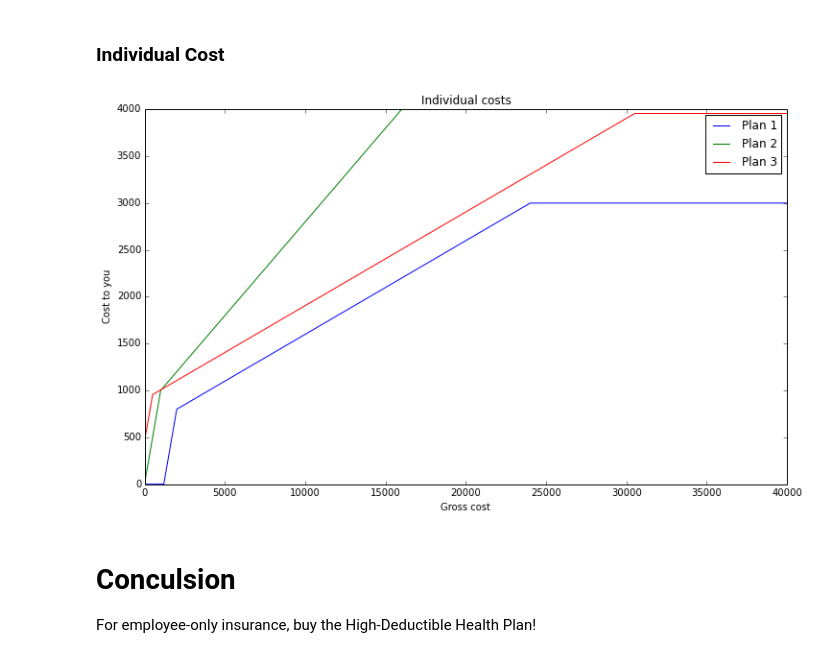
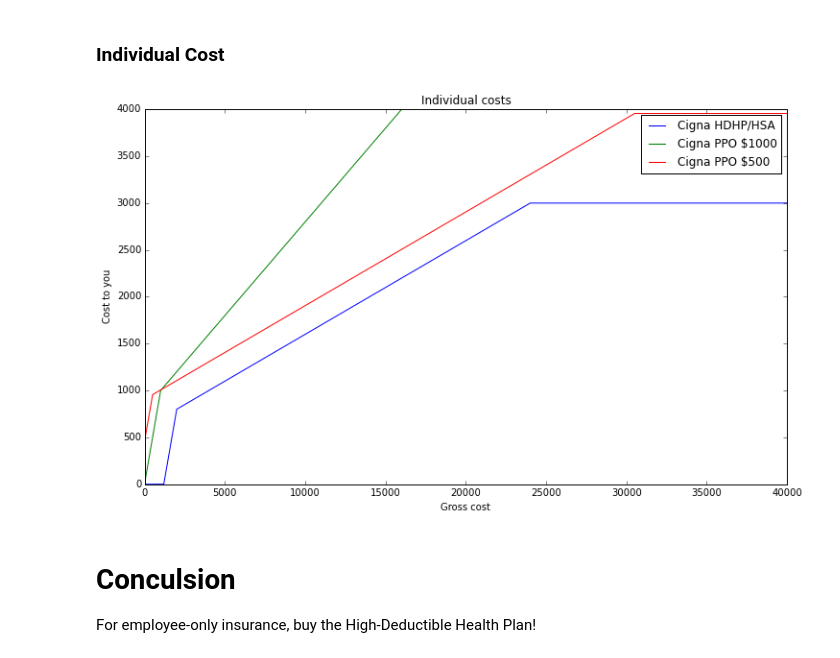
Before and after one commit to calebmadrigal/insurance-plan-analysis, a Jupyter notebook: fireeye-insurance-individual-2015.ipynb, the cells around one changed output. Cells and saved outputs as stored; diff of their text form; code cells hidden in the pictures.

```diff
--- a/fireeye-insurance-individual-2015.ipynb
+++ b/fireeye-insurance-individual-2015.ipynb
@@ -10,6 +10,11 @@
 # %% [markdown]
 ### Plan Details
 # %%
+%matplotlib inline
+import matplotlib
+import numpy as np
+import matplotlib.pyplot as plt
+
 class Plan:
     def __init__(self): pass
 
@@ -19,7 +24,7 @@ p1.family_deductible = 2000.00     # Same deductible for both family and individ
 p1.individual_deductible = 2000.00
 p1.family_oopmax = 3000.00      # Same out-of-pocket max for family and individual
 p1.individual_oopmax = 3000.00
-p1.family_cost_monthly = 0.0
+p1.premium_monthly = 0.0
 p1.hsa_contribution = 1200.00
 p1.coinsurance_rate = 0.1
 
@@ -29,7 +34,7 @@ p2.family_deductible = 1000.00 #N/A for individual simulation
 p2.individual_deductible = 1000.00
 p2.family_oopmax = 4000.00 # N/A for individual simulation
 p2.individual_oopmax = 4000.00
-p2.family_cost_monthly = 0 # N/A for individual simulation
+p2.premium_monthly = 0
 p2.hsa_contribution = 0.0
 p2.coinsurance_rate = 0.2
 
@@ -39,7 +44,7 @@ p3.family_deductible = 500.00 # N/A for individual simulation
 p3.individual_deductible = 500.00
 p3.family_oopmax = 3500.00 # N/A for individual simulation
 p3.individual_oopmax = 3500.00
-p3.family_cost_monthly = 19*2 # N/A for individual simulation
+p3.premium_monthly = 19*2
 p3.hsa_contribution = 0.0
 p3.coinsurance_rate = 0.1
 # %% [markdown]
@@ -95,7 +100,7 @@ def individual_cost(plan, gross_cost):
 
     # Apply yearly premiums - note that the out-of-pocket max doesn't include
     # the premiums; thus, we apply them after applying out-of-pocket max.
-    cost_to_you += (plan.family_cost_monthly * 12)
+    cost_to_you += (plan.premium_monthly * 12)
     return cost_to_you
 
 
@@ -108,7 +113,7 @@ def family_cost(plan, gross_cost):
 
     # Apply yearly premiums - note that the out-of-pocket max doesn't include
     # the premiums; thus, we apply them after applying out-of-pocket max.
-    cost_to_you += (plan.family_cost_monthly * 12)
+    cost_to_you += (plan.premium_monthly * 12)
     return cost_to_you
 # %% [markdown]
 ### Sanity Tests
@@ -152,21 +157,21 @@ p3.family_cost_monthly * 12.0
 # %%
 # Calculate costs
 gross_costs = range(0, 40000)
 p1_costs = [individual_cost(p1, cost) for cost in gross_costs]
 p2_costs = [individual_cost(p2, cost) for cost in gross_costs]
 p3_costs = [individual_cost(p3, cost) for cost in gross_costs]
 
 # Do graph
 setup_graph(title='Individual costs', x_label='Gross cost', y_label='Cost to you', fig_size=(12,7))
-ax = subplot(1,1,1)
-p1_graph, = ax.plot(gross_costs, p1_costs, label="Plan 1")
-p2_graph, = ax.plot(gross_costs, p2_costs, label="Plan 2")
-p3_graph, = ax.plot(gross_costs, p3_costs, label="Plan 3")
+ax = plt.subplot(1,1,1)
+p1_graph, = ax.plot(gross_costs, p1_costs, label="Cigna HDHP/HSA")
+p2_graph, = ax.plot(gross_costs, p2_costs, label="Cigna PPO $1000")
+p3_graph, = ax.plot(gross_costs, p3_costs, label="Cigna PPO $500")
 handles, labels = ax.get_legend_handles_labels()
 ax.legend(handles, labels)
-pylab.show()
+plt.show()
 # %% [output]
-[figure, old version]
+[figure, new version]
 # %% [markdown]
 # Conculsion
 
```
Also changed, not shown: parts of 4 cells of this notebook, 4 other files.
